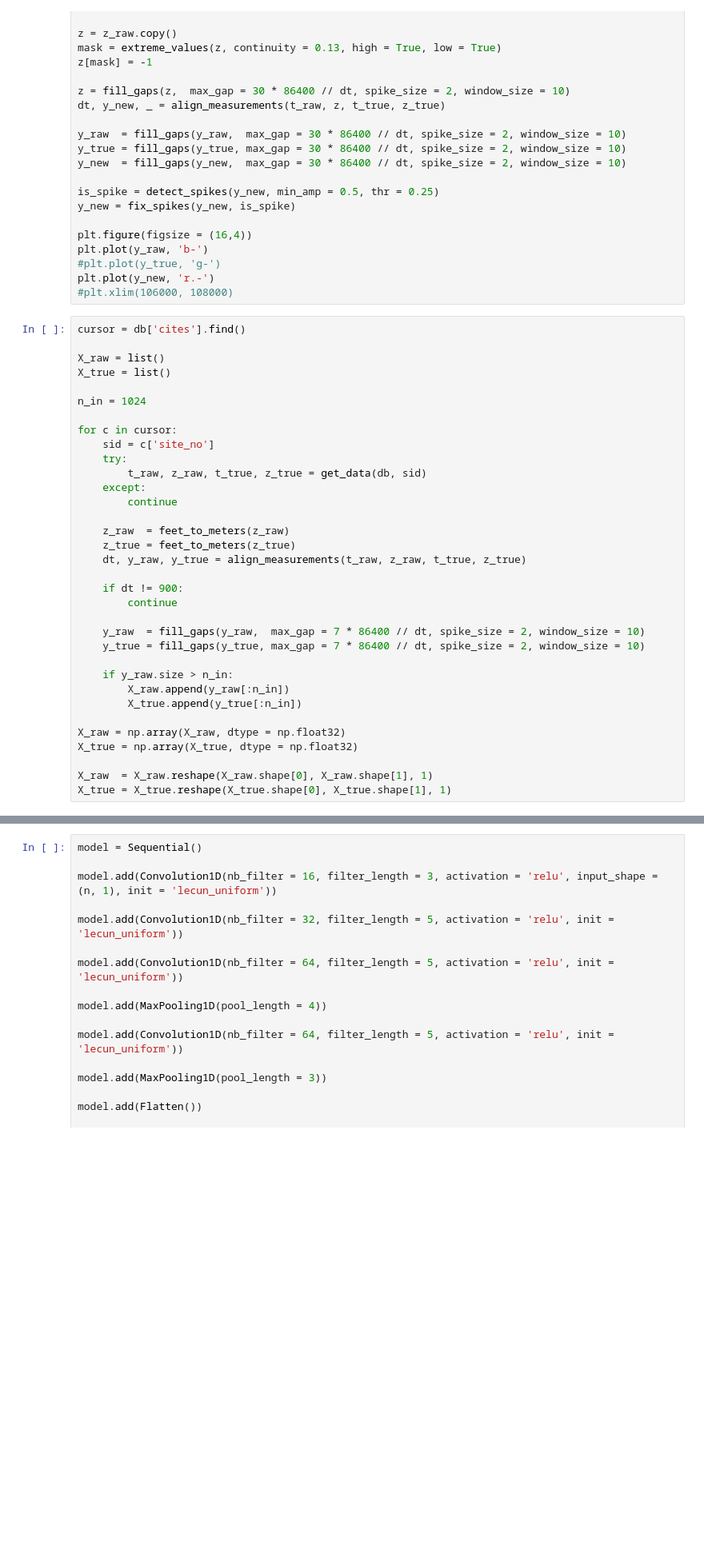
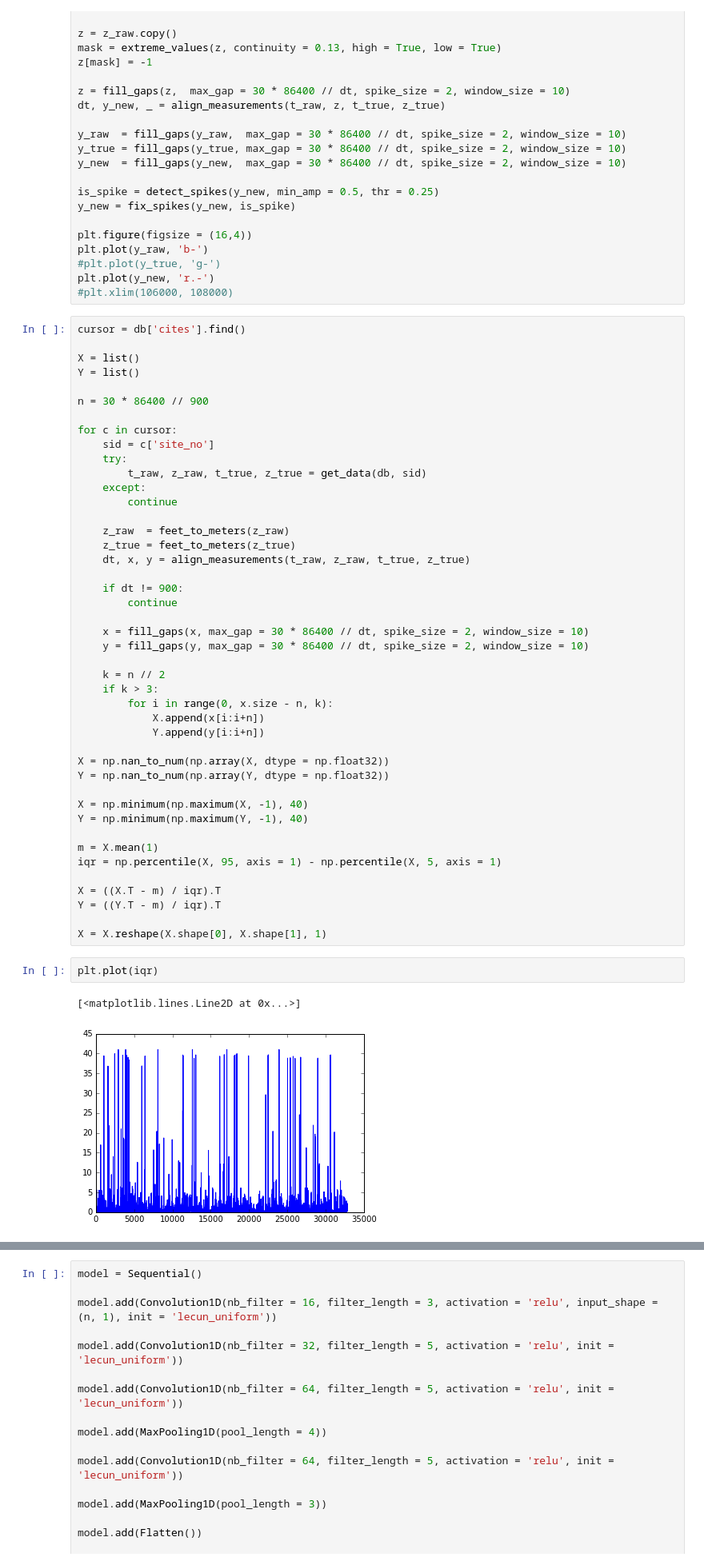
Before and after one commit to codeminders/water-data, a Jupyter notebook: detection.ipynb, the cells around one changed output, grey strips where cells are left out. Shown at 80% size. Saved outputs shown, nothing was run; the diff lists cells and outputs as text; blank space fills up the shorter version.

```diff
--- a/detection.ipynb
+++ b/detection.ipynb
@@ -150,10 +150,10 @@ plt.plot(y_new, 'r.-')
 # %%
 cursor = db['cites'].find()
 
-X_raw = list()
-X_true = list()
+X = list()
+Y = list()
 
-n_in = 1024
+n = 30 * 86400 // 900
 
 for c in cursor:
     sid = c['site_no']
@@ -164,23 +164,38 @@ for c in cursor:
 
     z_raw  = feet_to_meters(z_raw)
     z_true = feet_to_meters(z_true)
-    dt, y_raw, y_true = align_measurements(t_raw, z_raw, t_true, z_true)
+    dt, x, y = align_measurements(t_raw, z_raw, t_true, z_true)
 
     if dt != 900:
         continue
 
-    y_raw  = fill_gaps(y_raw,  max_gap = 7 * 86400 // dt, spike_size = 2, window_size = 10)
-    y_true = fill_gaps(y_true, max_gap = 7 * 86400 // dt, spike_size = 2, window_size = 10)
+    x = fill_gaps(x, max_gap = 30 * 86400 // dt, spike_size = 2, window_size = 10)
+    y = fill_gaps(y, max_gap = 30 * 86400 // dt, spike_size = 2, window_size = 10)
 
-    if y_raw.size > n_in:
-        X_raw.append(y_raw[:n_in])
-        X_true.append(y_true[:n_in])
+    k = n // 2
+    if k > 3:
+        for i in range(0, x.size - n, k):
+            X.append(x[i:i+n])
+            Y.append(y[i:i+n])
 
-X_raw = np.array(X_raw, dtype = np.float32)
-X_true = np.array(X_true, dtype = np.float32)
+X = np.nan_to_num(np.array(X, dtype = np.float32))
+Y = np.nan_to_num(np.array(Y, dtype = np.float32))
 
-X_raw  = X_raw.reshape(X_raw.shape[0], X_raw.shape[1], 1)
-X_true = X_true.reshape(X_true.shape[0], X_true.shape[1], 1)
+X = np.minimum(np.maximum(X, -1), 40)
+Y = np.minimum(np.maximum(Y, -1), 40)
+
+m = X.mean(1)
+iqr = np.percentile(X, 95, axis = 1) - np.percentile(X, 5, axis = 1)
+
+X = ((X.T - m) / iqr).T
+Y = ((Y.T - m) / iqr).T
+
+X = X.reshape(X.shape[0], X.shape[1], 1)
+# %%
+plt.plot(iqr)
+# %% [output]
+[<matplotlib.lines.Line2D at 0x...>]
+[figure, added]
 # %%
 from keras.models import Sequential
 from keras.layers import InputLayer, Dense, Activation, Flatten
```
Also changed, not shown: parts of 6 cells of this notebook.
